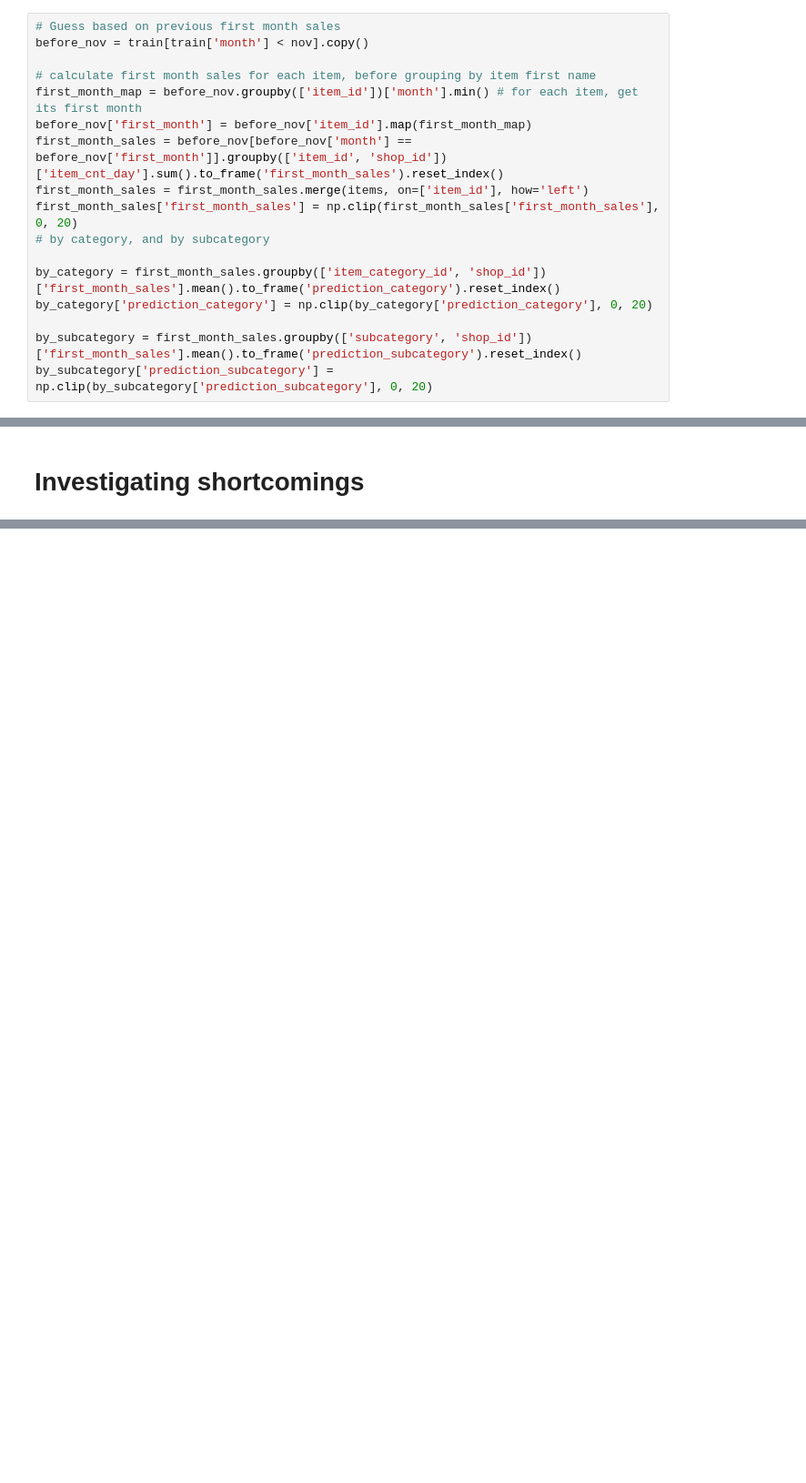
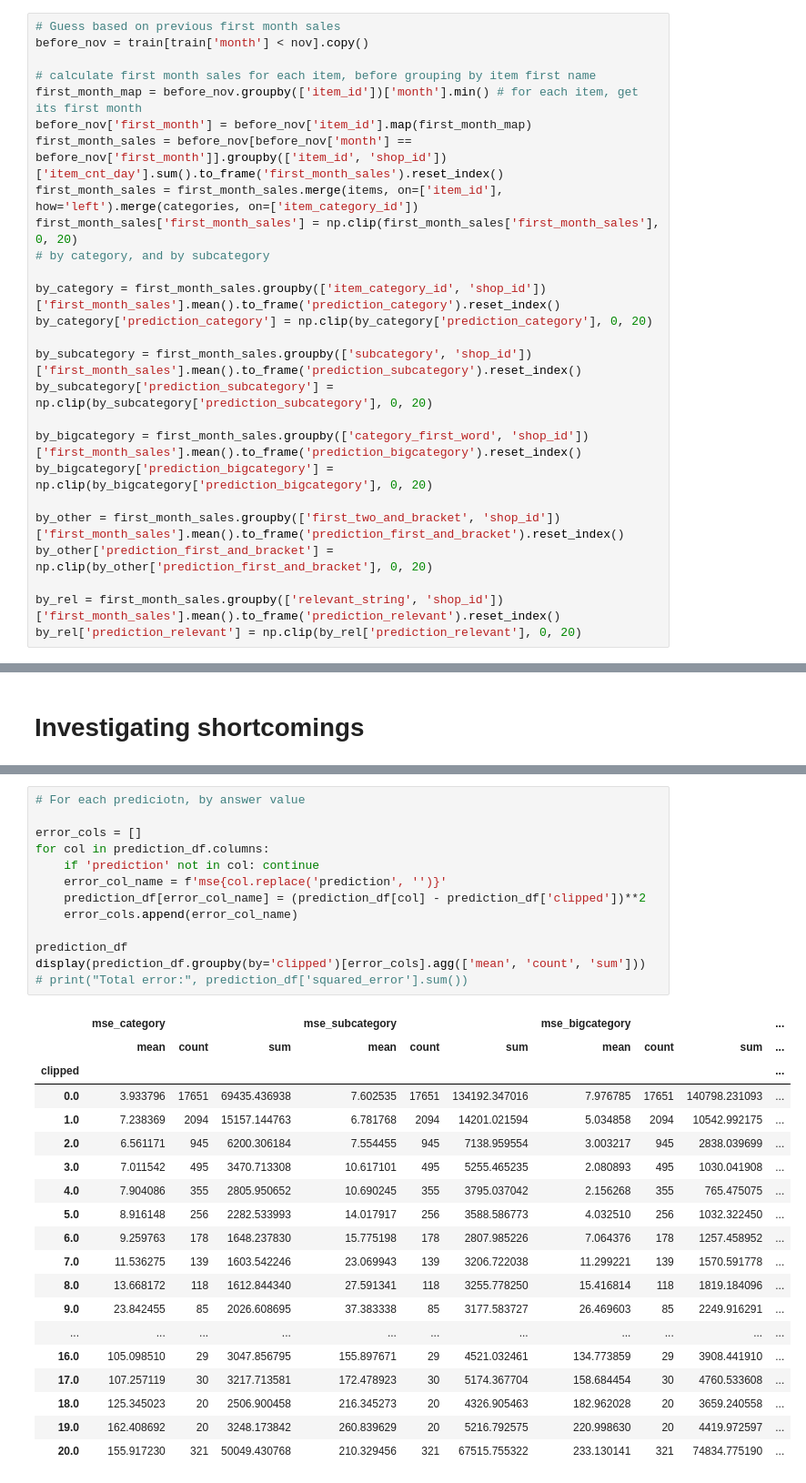
Before and after one commit to akhilkammila/future-sales, a Jupyter notebook: new_items_eda.ipynb, the cells around one changed output, grey strips where cells are left out. Shown at 91% size. Saved outputs shown, nothing was run; the diff lists cells and outputs as text; blank space fills up the shorter version.

```diff
--- a/new_items_eda.ipynb
+++ b/new_items_eda.ipynb
@@ -66,7 +91,7 @@ before_nov = train[train['month'] < nov].copy()
 first_month_map = before_nov.groupby(['item_id'])['month'].min() # for each item, get its first month
 before_nov['first_month'] = before_nov['item_id'].map(first_month_map)
 first_month_sales = before_nov[before_nov['month'] == before_nov['first_month']].groupby(['item_id', 'shop_id'])['item_cnt_day'].sum().to_frame('first_month_sales').reset_index()
-first_month_sales = first_month_sales.merge(items, on=['item_id'], how='left')
+first_month_sales = first_month_sales.merge(items, on=['item_id'], how='left').merge(categories, on=['item_category_id'])
 first_month_sales['first_month_sales'] = np.clip(first_month_sales['first_month_sales'], 0, 20)
 # by category, and by subcategory
 
@@ -75,5 +100,14 @@ by_category['prediction_category'] = np.clip(by_category['prediction_category'],
 
 by_subcategory = first_month_sales.groupby(['subcategory', 'shop_id'])['first_month_sales'].mean().to_frame('prediction_subcategory').reset_index()
 by_subcategory['prediction_subcategory'] = np.clip(by_subcategory['prediction_subcategory'], 0, 20)
+
+by_bigcategory = first_month_sales.groupby(['category_first_word', 'shop_id'])['first_month_sales'].mean().to_frame('prediction_bigcategory').reset_index()
+by_bigcategory['prediction_bigcategory'] = np.clip(by_bigcategory['prediction_bigcategory'], 0, 20)
+
+by_other = first_month_sales.groupby(['first_two_and_bracket', 'shop_id'])['first_month_sales'].mean().to_frame('prediction_first_and_bracket').reset_index()
+by_other['prediction_first_and_bracket'] = np.clip(by_other['prediction_first_and_bracket'], 0, 20)
+
+by_rel = first_month_sales.groupby(['relevant_string', 'shop_id'])['first_month_sales'].mean().to_frame('prediction_relevant').reset_index()
+by_rel['prediction_relevant'] = np.clip(by_rel['prediction_relevant'], 0, 20)
 # %%
 # guessing avg. of first month for same category
@@ -112,0 +171,33 @@ prediction_df['error'] = prediction_df['clipped'] - prediction_df['prediction_ca
+# %%
+# For each prediciotn, by answer value
+
+error_cols = []
+for col in prediction_df.columns:
+    if 'prediction' not in col: continue
+    error_col_name = f'mse{col.replace('prediction', '')}'
+    prediction_df[error_col_name] = (prediction_df[col] - prediction_df['clipped'])**2
+    error_cols.append(error_col_name)
+
+prediction_df
+display(prediction_df.groupby(by='clipped')[error_cols].agg(['mean', 'count', 'sum']))
+# print("Total error:", prediction_df['squared_error'].sum())
+# %% [output]
+|  | mse_category |  |  | mse_subcategory |  |  | mse_bigcategory |  |  | ... |
+|  | mean | count | sum | mean | count | sum | mean | count | sum | ... |
+| clipped |  |  |  |  |  |  |  |  |  | ... |
+| 0.0 | 3.933796 | 17651 | 69435.436938 | 7.602535 | 17651 | 134192.347016 | 7.976785 | 17651 | 140798.231093 | ... |
+| 1.0 | 7.238369 | 2094 | 15157.144763 | 6.781768 | 2094 | 14201.021594 | 5.034858 | 2094 | 10542.992175 | ... |
+| 2.0 | 6.561171 | 945 | 6200.306184 | 7.554455 | 945 | 7138.959554 | 3.003217 | 945 | 2838.039699 | ... |
+| 3.0 | 7.011542 | 495 | 3470.713308 | 10.617101 | 495 | 5255.465235 | 2.080893 | 495 | 1030.041908 | ... |
+| 4.0 | 7.904086 | 355 | 2805.950652 | 10.690245 | 355 | 3795.037042 | 2.156268 | 355 | 765.475075 | ... |
+| 5.0 | 8.916148 | 256 | 2282.533993 | 14.017917 | 256 | 3588.586773 | 4.032510 | 256 | 1032.322450 | ... |
+| 6.0 | 9.259763 | 178 | 1648.237830 | 15.775198 | 178 | 2807.985226 | 7.064376 | 178 | 1257.458952 | ... |
+| 7.0 | 11.536275 | 139 | 1603.542246 | 23.069943 | 139 | 3206.722038 | 11.299221 | 139 | 1570.591778 | ... |
+| 8.0 | 13.668172 | 118 | 1612.844340 | 27.591341 | 118 | 3255.778250 | 15.416814 | 118 | 1819.184096 | ... |
+| 9.0 | 23.842455 | 85 | 2026.608695 | 37.383338 | 85 | 3177.583727 | 26.469603 | 85 | 2249.916291 | ... |
+| ... | ... | ... | ... | ... | ... | ... | ... | ... | ... | ... |
+| 16.0 | 105.098510 | 29 | 3047.856795 | 155.897671 | 29 | 4521.032461 | 134.773859 | 29 | 3908.441910 | ... |
+| 17.0 | 107.257119 | 30 | 3217.713581 | 172.478923 | 30 | 5174.367704 | 158.684454 | 30 | 4760.533608 | ... |
+| 18.0 | 125.345023 | 20 | 2506.900458 | 216.345273 | 20 | 4326.905463 | 182.962028 | 20 | 3659.240558 | ... |
+| 19.0 | 162.408692 | 20 | 3248.173842 | 260.839629 | 20 | 5216.792575 | 220.998630 | 20 | 4419.972597 | ... |
+| 20.0 | 155.917230 | 321 | 50049.430768 | 210.329456 | 321 | 67515.755322 | 233.130141 | 321 | 74834.775190 | ... |
```
Also changed, not shown: parts of 16 cells of this notebook.
